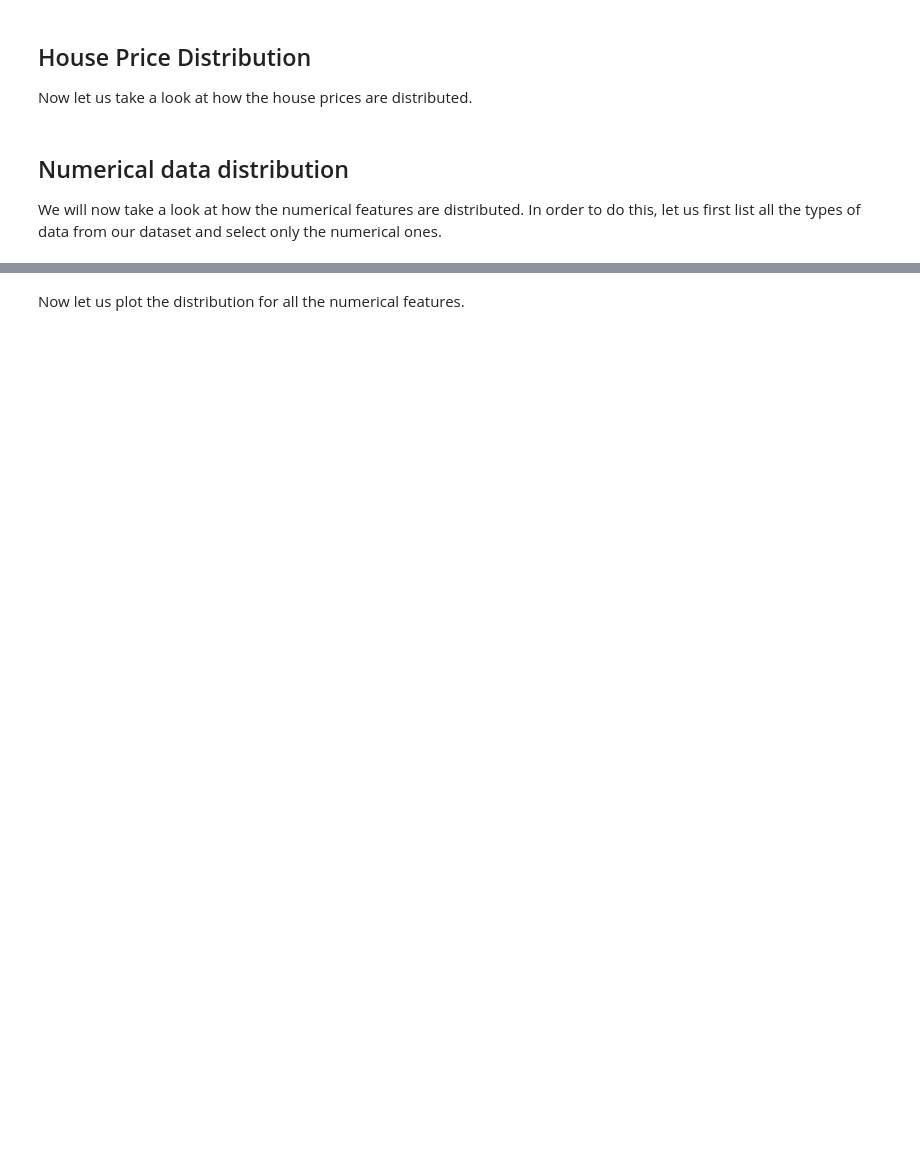
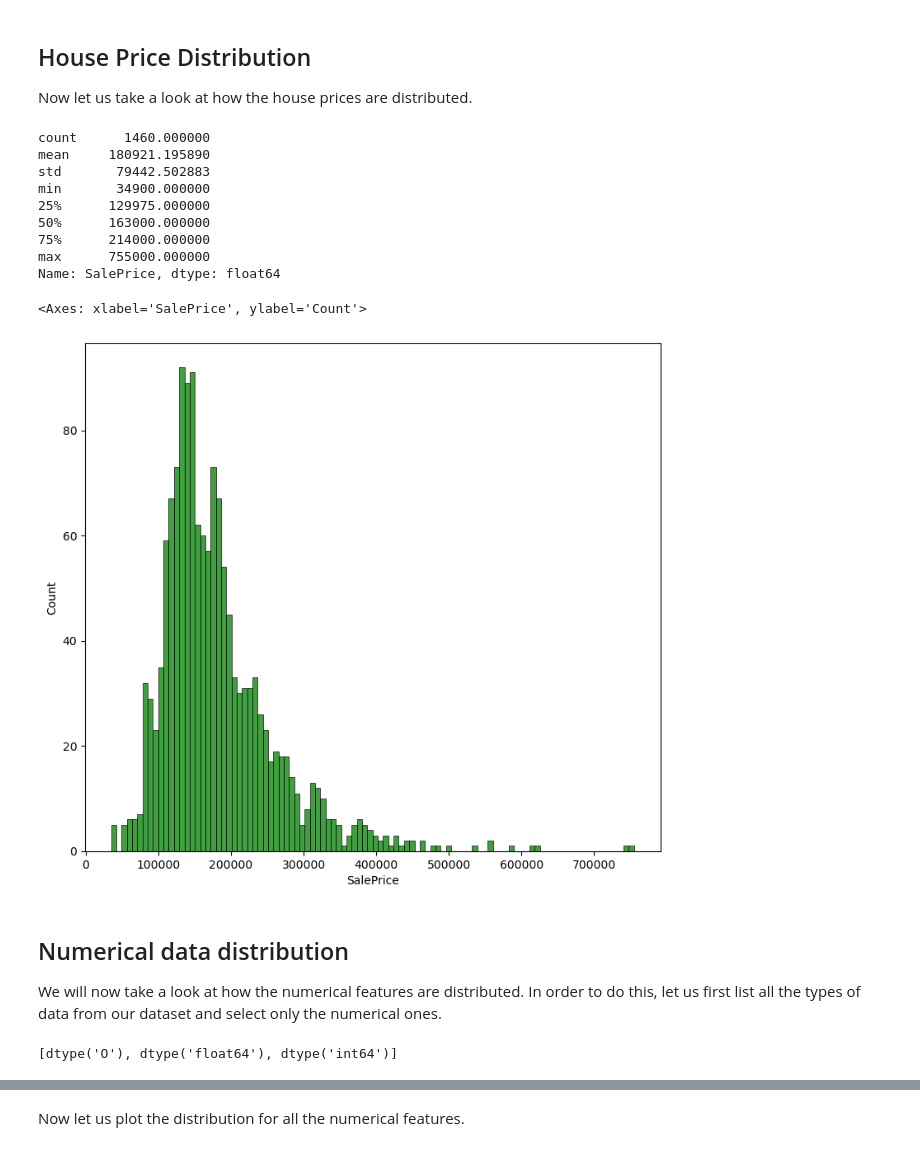
Before and after one commit to RuntianZ/kaggle, a Jupyter notebook: house-prices.ipynb, the cells around one changed output, grey strips where cells are left out. Drawn from its saved outputs; the diff is of its cells as text; code cells hidden in the pictures; blank space fills up the shorter version.

Commit message:
house-prices

```diff
--- a/house-prices.ipynb
+++ b/house-prices.ipynb
@@ -41,6 +43,6 @@ print("TensorFlow Decision Forests v" + tfdf.__version__)
 # %% [markdown]
 ## Load the dataset
 # %%
-train_file_path = "../input/house-prices-advanced-regression-techniques/train.csv"
+train_file_path = "data/house-prices/train.csv"
 dataset_df = pd.read_csv(train_file_path)
 print("Full train dataset shape is {}".format(dataset_df.shape))
@@ -66,13 +100,27 @@ Now let us take a look at how the house prices are distributed.
 # %%
 print(dataset_df['SalePrice'].describe())
 plt.figure(figsize=(9, 8))
-sns.distplot(dataset_df['SalePrice'], color='g', bins=100, hist_kws={'alpha': 0.4});
+sns.histplot(dataset_df['SalePrice'], color='g', bins=100)
+# %% [output]
+count      1460.000000
+mean     180921.195890
+std       79442.502883
+min       34900.000000
+25%      129975.000000
+50%      163000.000000
+75%      214000.000000
+max      755000.000000
+Name: SalePrice, dtype: float64
+<Axes: xlabel='SalePrice', ylabel='Count'>
+[figure, added]
 # %% [markdown]
 ## Numerical data distribution
 
 We will now take a look at how the numerical features are distributed. In order to do this, let us first list all the types of data from our dataset and select only the numerical ones.
 # %%
 list(set(dataset_df.dtypes.tolist()))
+# %% [output]
+[dtype('O'), dtype('float64'), dtype('int64')]
 # %%
 df_num = dataset_df.select_dtypes(include = ['float64', 'int64'])
 df_num.head()
```
Also changed, not shown: parts of 22 cells of this notebook, 39 other files.
